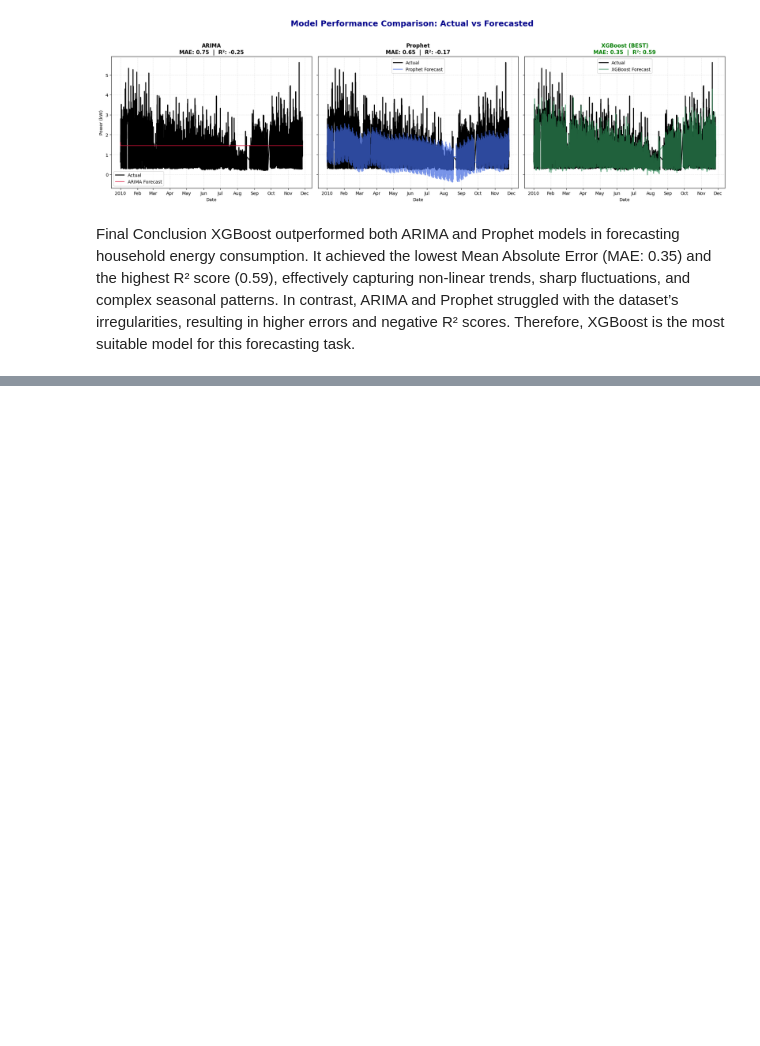
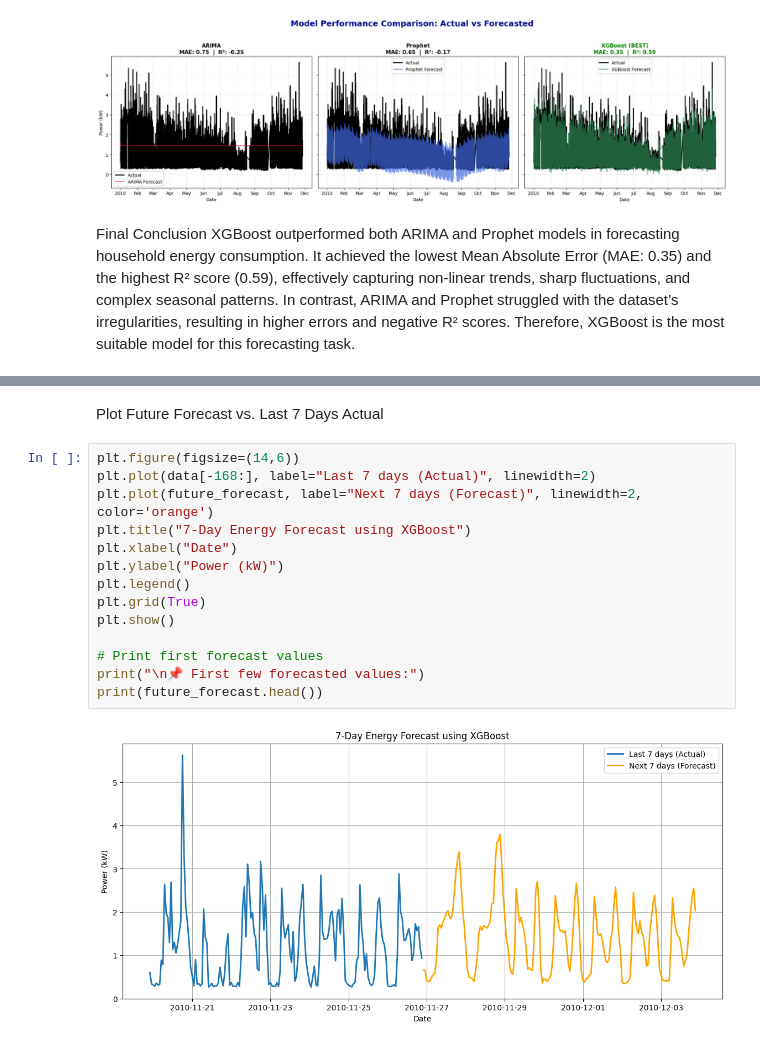
Before and after one commit to yashraj2310/Smart-energy-Forecast, a Jupyter notebook: smart-energy-forecasting-and-optimisation.ipynb, the cells around one changed output, grey strips where cells are left out. Cells and saved outputs as stored; diff of their text form; blank space fills up the shorter version.

Commit message:
Kaggle Notebook | Smart-Energy Forecasting And Optimisation | Version 3

```diff
--- a/smart-energy-forecasting-and-optimisation.ipynb
+++ b/smart-energy-forecasting-and-optimisation.ipynb
@@ -411,0 +466,18 @@ Therefore, XGBoost is the most suitable model for this forecasting task.
+# %% [markdown]
+Plot Future Forecast vs. Last 7 Days Actual
+# %%
+plt.figure(figsize=(14,6))
+plt.plot(data[-168:], label="Last 7 days (Actual)", linewidth=2)
+plt.plot(future_forecast, label="Next 7 days (Forecast)", linewidth=2, color='orange')
+plt.title("7-Day Energy Forecast using XGBoost")
+plt.xlabel("Date")
+plt.ylabel("Power (kW)")
+plt.legend()
+plt.grid(True)
+plt.show()
+
+# Print first forecast values
+print("\n📌 First few forecasted values:")
+print(future_forecast.head())
+# %% [output]
+[figure, added]
```
Also changed, not shown: parts of 6 cells of this notebook.
